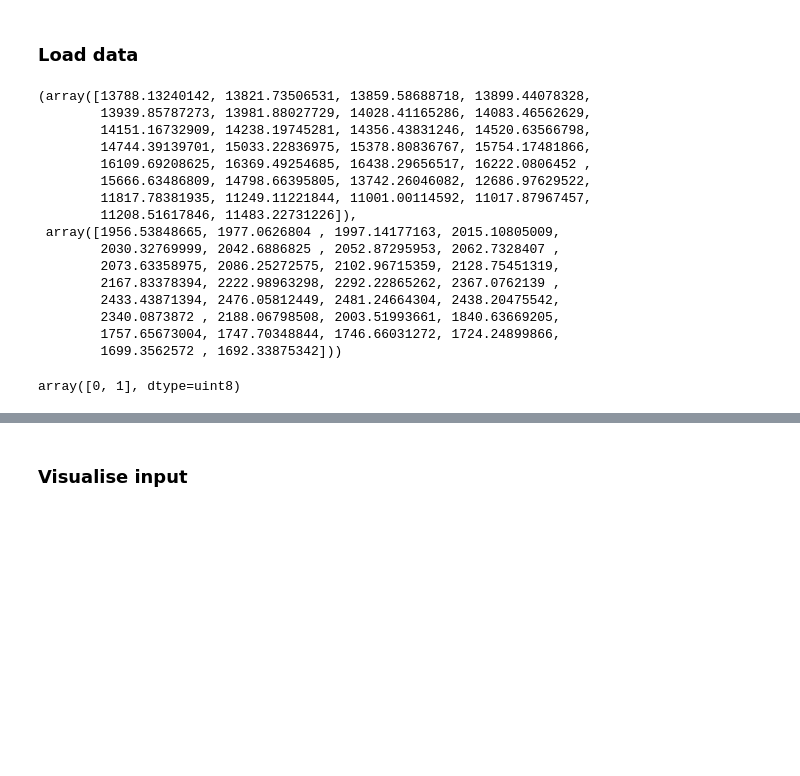
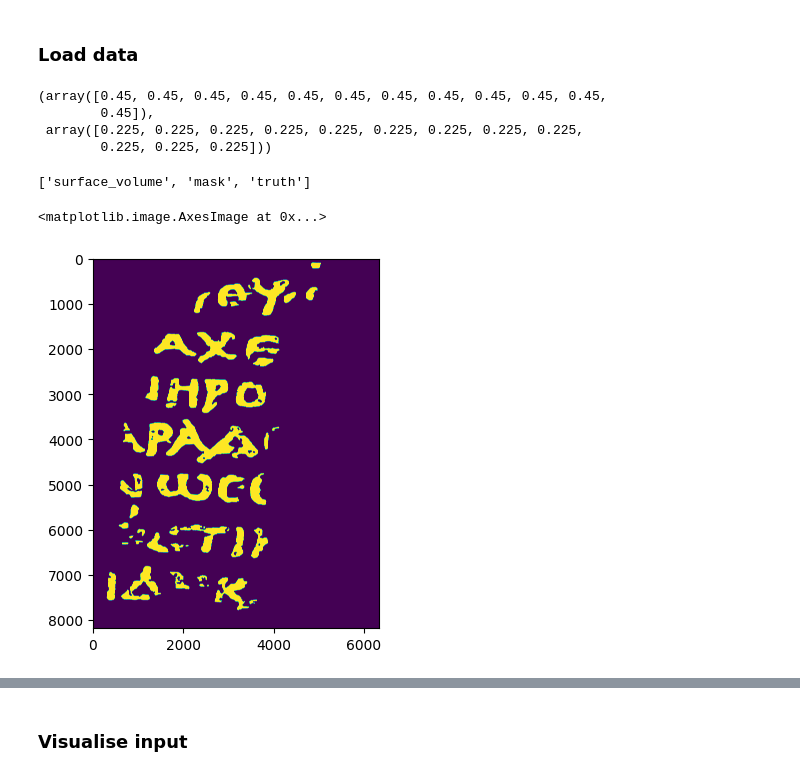
Before and after one commit to fummicc1/kaggle-ink-detection, a Jupyter notebook: 3d-resnet-train.ipynb, the cells around one changed output, grey strips where cells are left out. Cells and saved outputs as stored; diff of their text form; code cells hidden in the pictures; blank space fills up the shorter version.

```diff
--- a/3d-resnet-train.ipynb
+++ b/3d-resnet-train.ipynb
@@ -156,28 +163,21 @@ for key in ["1", "2", "3"]:
 # %%
-mean, std = ALL_MEAN_STD["1"]
+mean, std = ALL_MEAN_STD["2"]
 mean, std
 # %% [output]
-(array([13788.13240142, 13821.73506531, 13859.58688718, 13899.44078328,
-        13939.85787273, 13981.88027729, 14028.41165286, 14083.46562629,
-        14151.16732909, 14238.19745281, 14356.43831246, 14520.63566798,
-        14744.39139701, 15033.22836975, 15378.80836767, 15754.17481866,
-        16109.69208625, 16369.49254685, 16438.29656517, 16222.0806452 ,
-        15666.63486809, 14798.66395805, 13742.26046082, 12686.97629522,
-        11817.78381935, 11249.11221844, 11001.00114592, 11017.87967457,
-        11208.51617846, 11483.22731226]),
- array([1956.53848665, 1977.0626804 , 1997.14177163, 2015.10805009,
-        2030.32769999, 2042.6886825 , 2052.87295953, 2062.7328407 ,
-        2073.63358975, 2086.25272575, 2102.96715359, 2128.75451319,
-        2167.83378394, 2222.98963298, 2292.22865262, 2367.0762139 ,
-        2433.43871394, 2476.05812449, 2481.24664304, 2438.20475542,
-        2340.0873872 , 2188.06798508, 2003.51993661, 1840.63669205,
-        1757.65673004, 1747.70348844, 1746.66031272, 1724.24899866,
-        1699.3562572 , 1692.33875342]))
+(array([0.45, 0.45, 0.45, 0.45, 0.45, 0.45, 0.45, 0.45, 0.45, 0.45, 0.45,
+        0.45]),
+ array([0.225, 0.225, 0.225, 0.225, 0.225, 0.225, 0.225, 0.225, 0.225,
+        0.225, 0.225, 0.225]))
 # %%
 list(FRAGMENTS_ZARR["1"].keys())
-np.unique(np.array(FRAGMENTS_ZARR["1"]["truth"]))
+# np.unique(np.array(FRAGMENTS_ZARR["1"]["surface_volume"]))
 # %% [output]
-array([0, 1], dtype=uint8)
+['surface_volume', 'mask', 'truth']
+# %%
+plt.imshow(FRAGMENTS_ZARR["1"]["truth"])
+# %% [output]
+<matplotlib.image.AxesImage at 0x...>
+[figure, added]
 # %%
 def fetch_fragment_crop(id: str, y1, y2, x1, x2, z1=None, z2=None, key: str = "surface_volume"):
     if key == "surface_volume":
```
Also changed, not shown: parts of 20 cells of this notebook, 1 other file.
